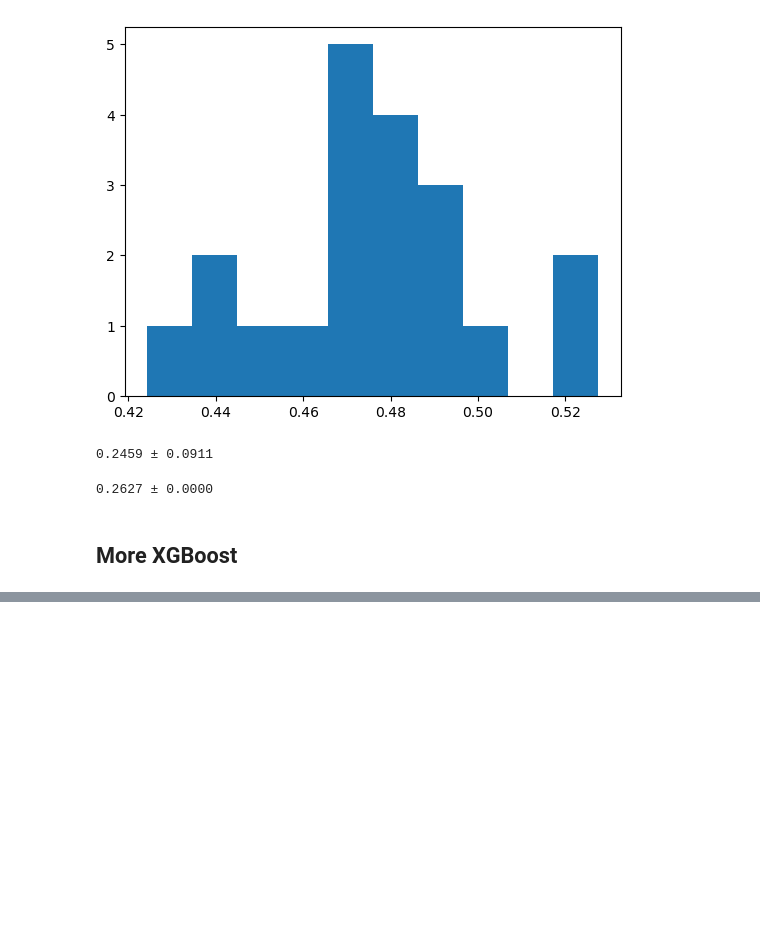
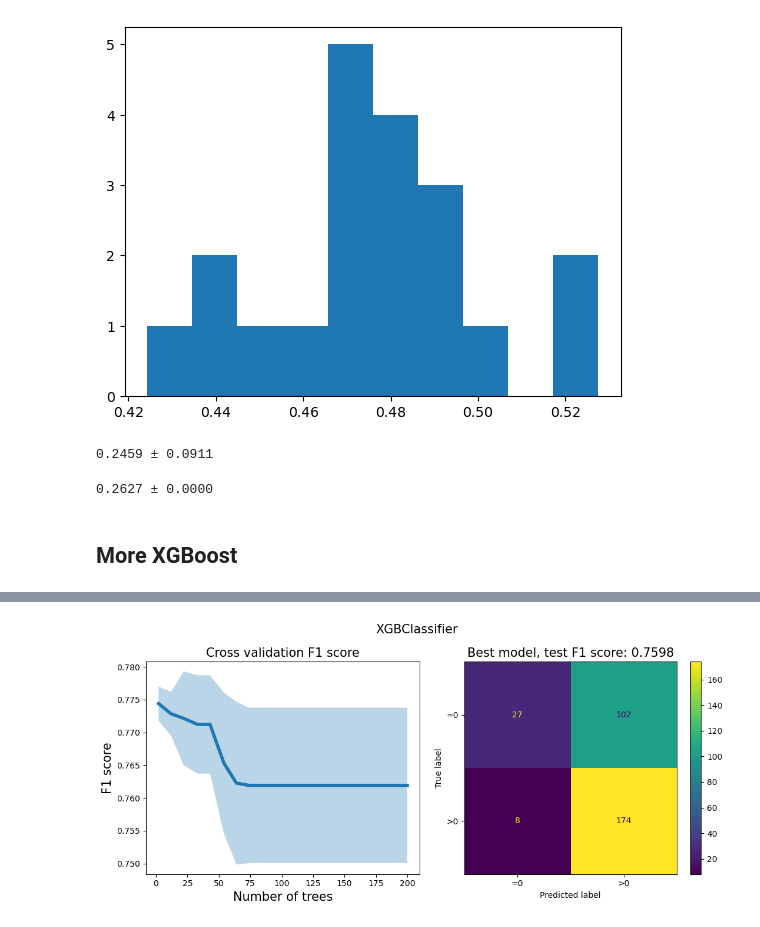
Before and after one commit to montanel/1.C51-Project, a Jupyter notebook: Luca/models_comparison.ipynb, the cells around one changed output, grey strips where cells are left out. Cells and saved outputs as stored; diff of their text form; code cells hidden in the pictures; blank space fills up the shorter version.

```diff
--- a/Luca/models_comparison.ipynb
+++ b/Luca/models_comparison.ipynb
@@ -649,0 +653,17 @@ fig.tight_layout()
+# %%
+X_train, X_test, y_train, y_test = train_test_split(X!=0, y!=0, test_size=0.1, random_state=17)
+# X_train, X_test, y_train, y_test = train_test_split(X[y.flatten()!=0], y[y.flatten()!=0], test_size=0.1, random_state=17)
+# %%
+n_ests = np.linspace(2, 200, 20).astype(int)
+scores = []
+model_type = XGBClassifier
+
+timer = IterTimer(len(n_ests))
+
+for n_est in n_ests:
+    timer.start_iter()
+    model = model_type(n_estimators=n_est)
+    scores.append(cross_val_score(model, X_train, y_train.flatten(), cv=5, n_jobs=5, scoring=make_scorer(f1_score)))
+    timer.end_iter()
+
+scores = np.array(scores)
@@ -649,0 +672,29 @@ fig.tight_layout()
+# %%
+fig, ax = plt.subplots(1, 2, figsize=(11, 5))
+
+means = scores.mean(axis=1)
+std_err = scores.std(axis=1)/np.sqrt(scores.shape[1])
+
+ax[0].plot(n_ests, means, linewidth=4)
+ax[0].fill_between(n_ests, means-1.96*std_err, means+1.96*std_err, alpha=0.3)
+
+ax[0].set_title("Cross validation F1 score", fontsize=15)
+ax[0].set_xlabel("Number of trees", fontsize=15)
+ax[0].set_ylabel("F1 score", fontsize=15)
+ax[0].tick_params(labelsize=10)
+
+model = model_type(n_estimators=n_ests[means.argmax()])
+model.fit(X_train, y_train.flatten())
+y_pred = model.predict(X_test)
+
+cm = confusion_matrix(y_test, y_pred)
+disp = ConfusionMatrixDisplay(confusion_matrix=cm, display_labels=['=0', '>0'])
+disp.plot(ax=ax[1])
+
+ax[1].set_title(f"Best model, test F1 score: {f1_score(y_test, y_pred):.4f}", fontsize=15)
+ax[1].tick_params(labelsize=10)
+
+fig.suptitle(model_type.__name__, fontsize=15)
+fig.tight_layout()
+# %% [output]
+[figure, added]
```
Also changed, not shown: parts of 14 cells of this notebook.
